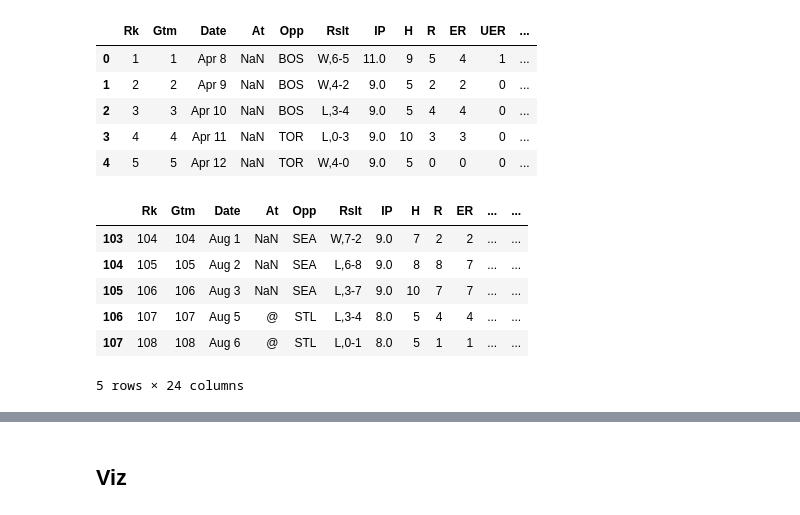
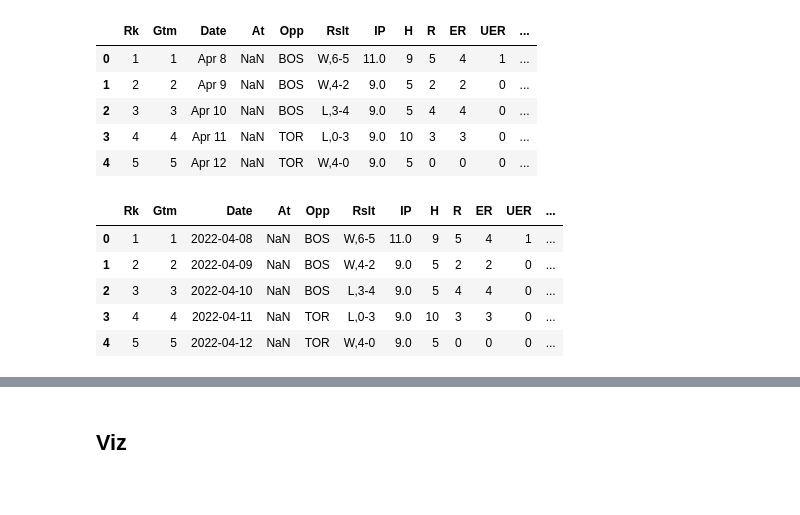
Before and after one commit to Steven-Woodring/Dingers_And_Data, a Jupyter notebook: Team_ERA/Team_ERA.ipynb, the cells around one changed output, grey strips where cells are left out. Saved outputs shown, nothing was run; the diff lists cells and outputs as text; code cells hidden in the pictures.

```diff
--- a/Team_ERA/Team_ERA.ipynb
+++ b/Team_ERA/Team_ERA.ipynb
@@ -16,25 +15,20 @@ pitching_df.head()
 | 2 | 3 | 3 | Apr 10 | NaN | BOS | L,3-4 | 9.0 | 5 | 4 | 4 | 0 | ... |
 | 3 | 4 | 4 | Apr 11 | NaN | TOR | L,0-3 | 9.0 | 10 | 3 | 3 | 0 | ... |
 | 4 | 5 | 5 | Apr 12 | NaN | TOR | W,4-0 | 9.0 | 5 | 0 | 0 | 0 | ... |
-# %%
-# Create SO/9 and HR/9 columns
-pitching_df['totalSO'] = pitching_df['SO'].cumsum()
-pitching_df['totalHR'] = pitching_df['HR'].cumsum()
-pitching_df['totalWH'] = pitching_df['BB'].cumsum() + pitching_df['H'].cumsum()
-pitching_df['floatIP'] = pitching_df['IP'].apply(lambda x: int(x) + (x % 1)*10/3)
-pitching_df['totalIP'] = pitching_df['floatIP'].cumsum()
-pitching_df['SO/IP'] = pitching_df['totalSO'] / pitching_df['totalIP']
-pitching_df['HR/9'] = pitching_df['totalHR'] / pitching_df['totalIP'] * 9
-pitching_df['WHIP'] = pitching_df['totalWH'] / pitching_df['totalIP']
-pitching_df = pitching_df.round({'floatIP': 2, 'totalIP': 2, 'SO/9': 2, 'HR/9': 2, 'WHIP': 2})
-pitching_df.tail()
-# %% [output]
-|  | Rk | Gtm | Date | At | Opp | Rslt | IP | H | R | ER | ... | ... |
-| 103 | 104 | 104 | Aug 1 | NaN | SEA | W,7-2 | 9.0 | 7 | 2 | 2 | ... | ... |
-| 104 | 105 | 105 | Aug 2 | NaN | SEA | L,6-8 | 9.0 | 8 | 8 | 7 | ... | ... |
-| 105 | 106 | 106 | Aug 3 | NaN | SEA | L,3-7 | 9.0 | 10 | 7 | 7 | ... | ... |
-| 106 | 107 | 107 | Aug 5 | @ | STL | L,3-4 | 8.0 | 5 | 4 | 4 | ... | ... |
-| 107 | 108 | 108 | Aug 6 | @ | STL | L,0-1 | 8.0 | 5 | 1 | 1 | ... | ... |
-5 rows × 24 columns
+# %%
+# Convert Date string to datetime
+pitching_df['Date'] = pitching_df['Date'] + ' 2022'
+pitching_df['Date'] = pd.to_datetime(pitching_df['Date'], format="%b %d %Y")
+
+# Convert dt to MMM DD
+pitching_df['Day'] = pitching_df['Date'].apply(lambda x: x.strftime('%b %d'))
+pitching_df.head()
+# %% [output]
+|  | Rk | Gtm | Date | At | Opp | Rslt | IP | H | R | ER | UER | ... |
+| 0 | 1 | 1 | 2022-04-08 | NaN | BOS | W,6-5 | 11.0 | 9 | 5 | 4 | 1 | ... |
+| 1 | 2 | 2 | 2022-04-09 | NaN | BOS | W,4-2 | 9.0 | 5 | 2 | 2 | 0 | ... |
+| 2 | 3 | 3 | 2022-04-10 | NaN | BOS | L,3-4 | 9.0 | 5 | 4 | 4 | 0 | ... |
+| 3 | 4 | 4 | 2022-04-11 | NaN | TOR | L,0-3 | 9.0 | 10 | 3 | 3 | 0 | ... |
+| 4 | 5 | 5 | 2022-04-12 | NaN | TOR | W,4-0 | 9.0 | 5 | 0 | 0 | 0 | ... |
 # %%
 # Filter for necessary columns
```
Also changed, not shown: parts of 5 cells of this notebook, 2 other files.
